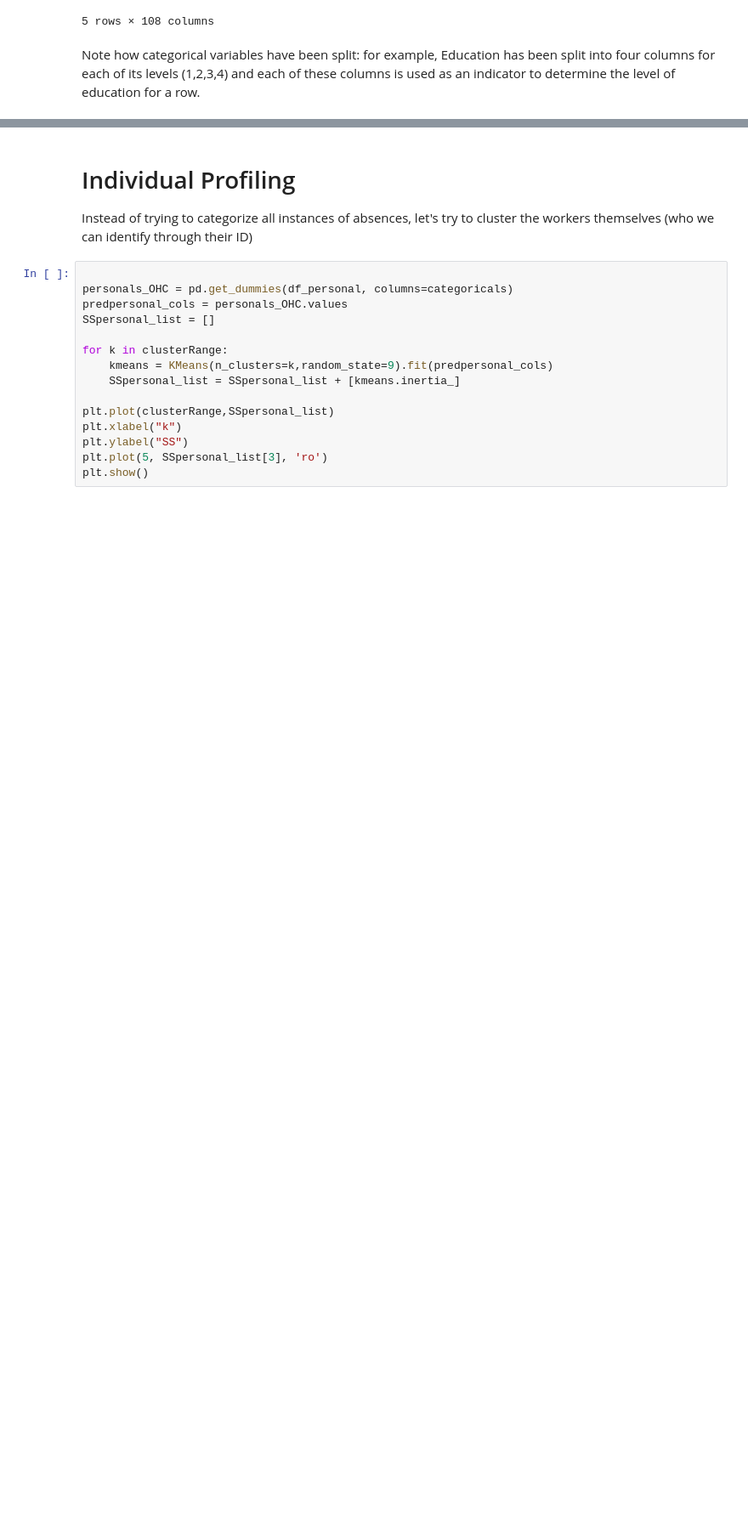
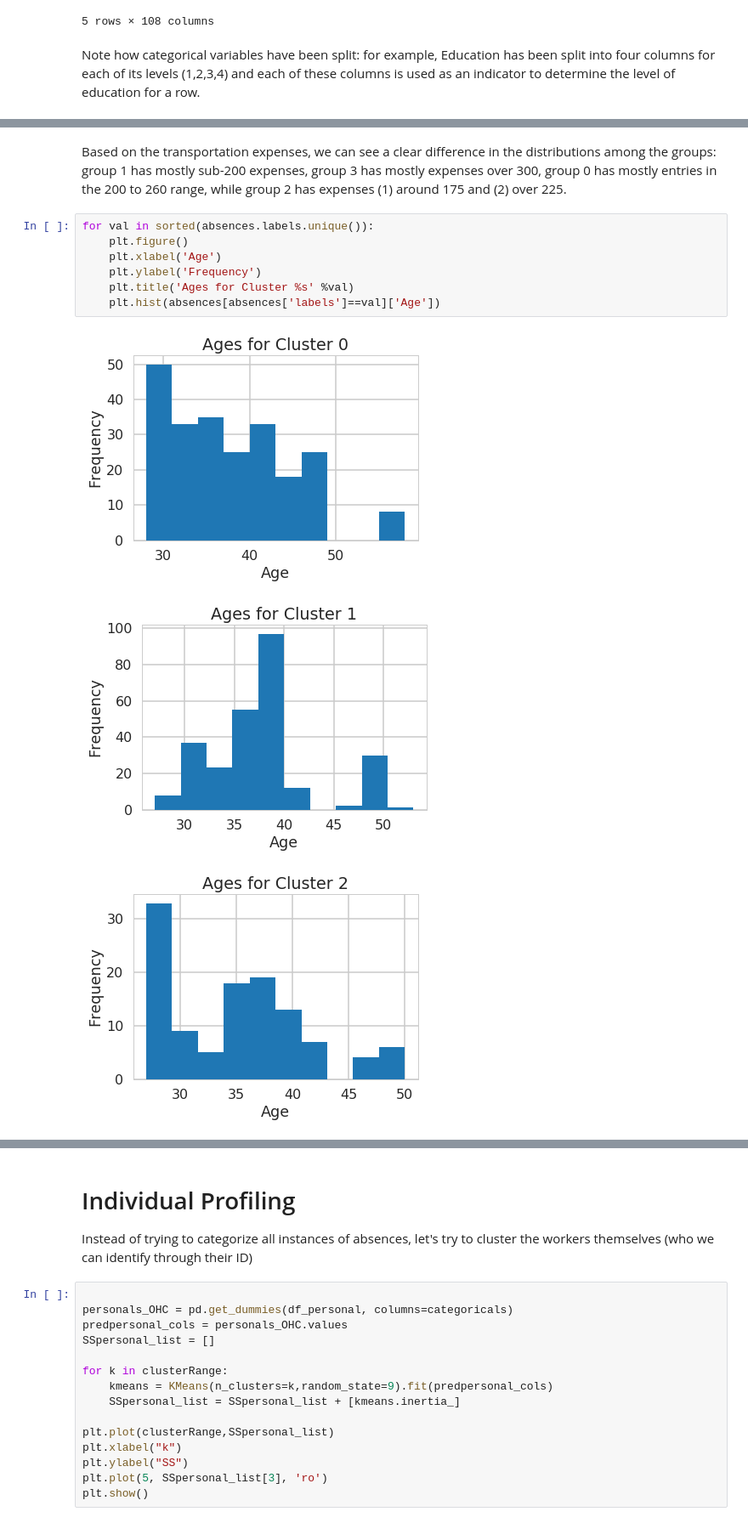
Before and after one commit to liu10andrew/Absentee_profiling, a Jupyter notebook: Absentee Profiling.ipynb, the cells around one changed output, grey strips where cells are left out. Shown: that part at 85% size. Cells and saved outputs as stored; diff of their text form; blank space fills up the shorter version.

```diff
--- a/Absentee Profiling.ipynb
+++ b/Absentee Profiling.ipynb
@@ -397,0 +386,13 @@ absences[absences['labels']==5]
+# %% [markdown]
+Based on the transportation expenses, we can see a clear difference in the distributions among the groups: group 1 has mostly sub-200 expenses, group 3 has mostly expenses over 300, group 0 has mostly entries in the 200 to 260 range, while group 2 has expenses (1) around 175 and (2) over 225.
+# %%
+for val in sorted(absences.labels.unique()):
+    plt.figure()
+    plt.xlabel('Age')
+    plt.ylabel('Frequency')
+    plt.title('Ages for Cluster %s' %val)
+    plt.hist(absences[absences['labels']==val]['Age'])
+# %% [output]
+[figure, added]
+[figure, added]
+[figure, added]
```
Also changed, not shown: parts of 13 cells of this notebook.
